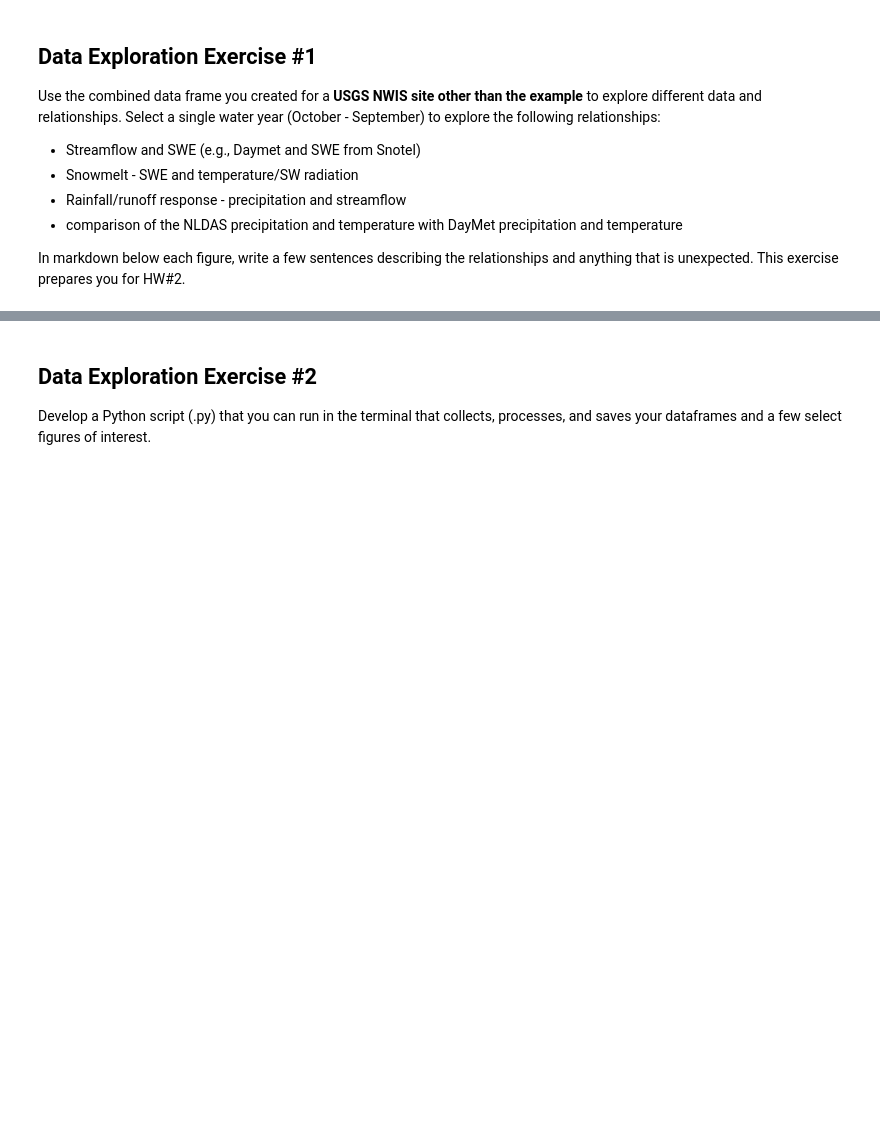
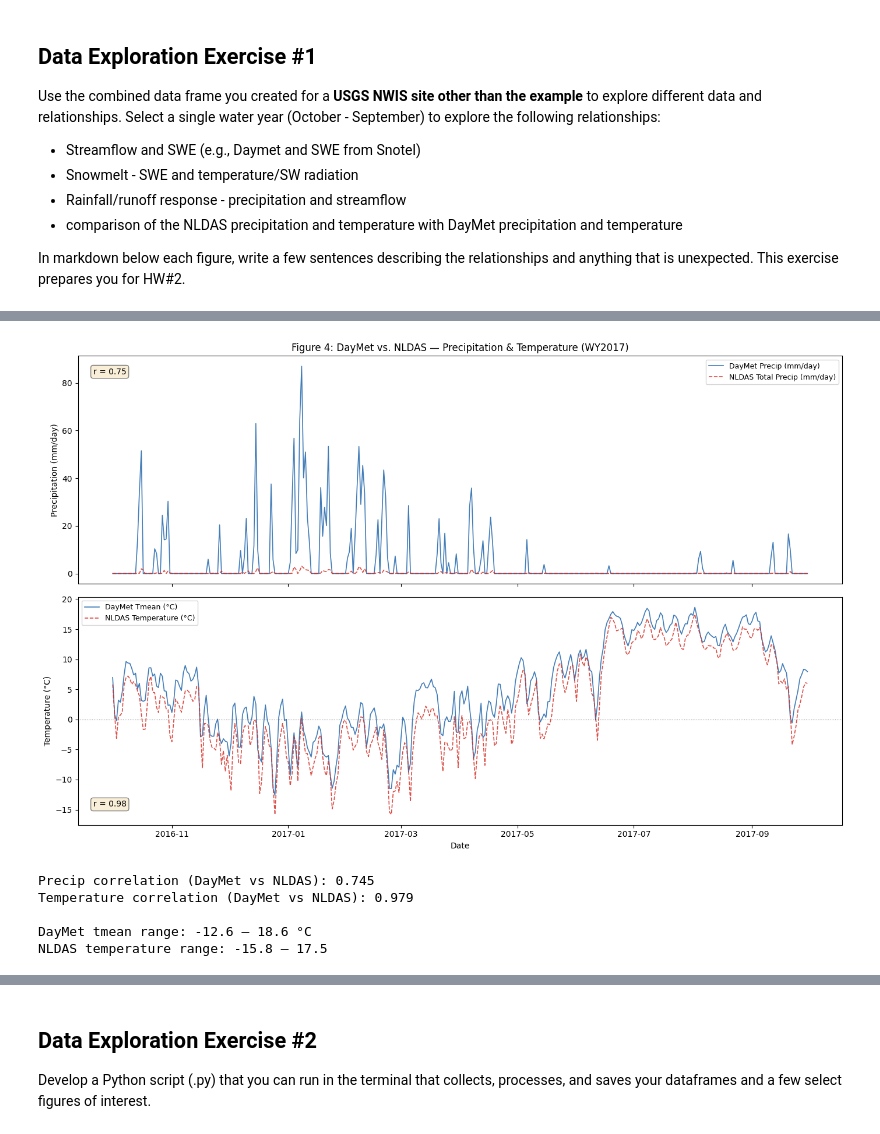
Before and after one commit to UUHydroInformatics/Data-Acquisition-Processing-Analysis, a Jupyter notebook: HydroDF_Analysis.ipynb, the cells around one changed output, grey strips where cells are left out. Drawn from its saved outputs; the diff is of its cells as text; code cells hidden in the pictures; blank space fills up the shorter version.

```diff
--- a/HydroDF_Analysis.ipynb
+++ b/HydroDF_Analysis.ipynb
@@ -247,0 +385,48 @@ In markdown below each figure, write a few sentences describing the relationship
+# %%
+# ── Figure 4: DayMet vs NLDAS — Precipitation and Temperature ────────────────
+fig, axes = plt.subplots(2, 1, figsize=(14, 9), sharex=True)
+
+# Panel 1: Precipitation comparison
+axes[0].plot(wy_df.index, wy_df['prcp_mm_day'], color='#2166ac', linewidth=1.2,
+             alpha=0.85, label='DayMet Precip (mm/day)')
+axes[0].plot(wy_df.index, wy_df['total_precipitation'], color='#d73027', linewidth=1.2,
+             alpha=0.85, linestyle='--', label='NLDAS Total Precip (mm/day)')
+axes[0].set_ylabel('Precipitation (mm/day)')
+axes[0].legend(loc='upper right', fontsize=9)
+axes[0].set_title('Figure 4: DayMet vs. NLDAS — Precipitation & Temperature (WY2017)')
+
+valid = wy_df[['prcp_mm_day', 'total_precipitation']].dropna()
+corr_precip = valid['prcp_mm_day'].corr(valid['total_precipitation'])
+axes[0].text(0.02, 0.92, f'r = {corr_precip:.2f}', transform=axes[0].transAxes,
+             fontsize=10, bbox=dict(boxstyle='round', facecolor='wheat', alpha=0.5))
+
+# Panel 2: Temperature comparison
+# NLDAS 'temperature' is stored in Celsius in this dataset
+axes[1].plot(wy_df.index, wy_df['tmean'], color='#2166ac', linewidth=1.2,
+             alpha=0.85, label='DayMet Tmean (°C)')
+axes[1].plot(wy_df.index, wy_df['temperature'], color='#d73027', linewidth=1.2,
+             alpha=0.85, linestyle='--', label='NLDAS Temperature (°C)')
+axes[1].axhline(0, color='black', linestyle=':', linewidth=0.8, alpha=0.5)
+axes[1].set_ylabel('Temperature (°C)')
+axes[1].set_xlabel('Date')
+axes[1].legend(loc='upper left', fontsize=9)
+
+corr_temp = wy_df['tmean'].corr(wy_df['temperature'])
+axes[1].text(0.02, 0.08, f'r = {corr_temp:.2f}', transform=axes[1].transAxes,
+             fontsize=10, bbox=dict(boxstyle='round', facecolor='wheat', alpha=0.5))
+
+fig.tight_layout()
+plt.savefig('outputs/fig4_daymet_vs_nldas_WY2017.png', dpi=150)
+plt.show()
+
+print(f"Precip correlation (DayMet vs NLDAS): {corr_precip:.3f}")
+print(f"Temperature correlation (DayMet vs NLDAS): {corr_temp:.3f}")
+print(f"\nDayMet tmean range: {wy_df['tmean'].min():.1f} – {wy_df['tmean'].max():.1f} °C")
+print(f"NLDAS temperature range: {wy_df['temperature'].min():.1f} – {wy_df['temperature'].max():.1f}")
+# %% [output]
+[figure, added]
+Precip correlation (DayMet vs NLDAS): 0.745
+Temperature correlation (DayMet vs NLDAS): 0.979
+
+DayMet tmean range: -12.6 – 18.6 °C
+NLDAS temperature range: -15.8 – 17.5
```
Also changed, not shown: parts of 17 cells of this notebook, 4 other files.
